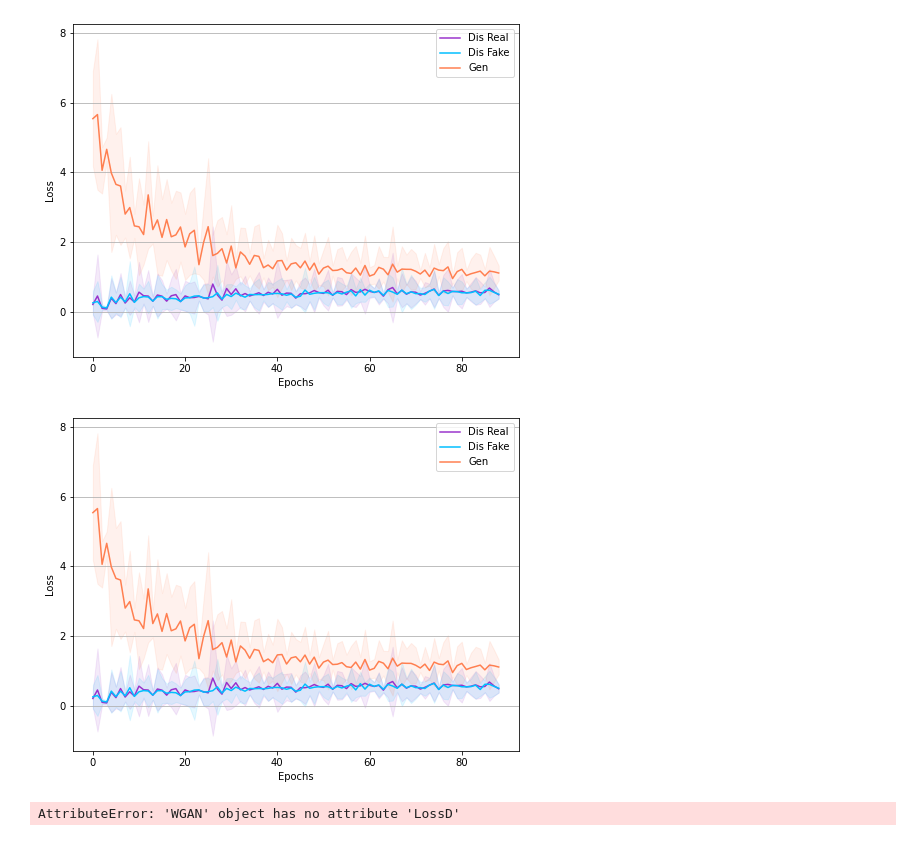
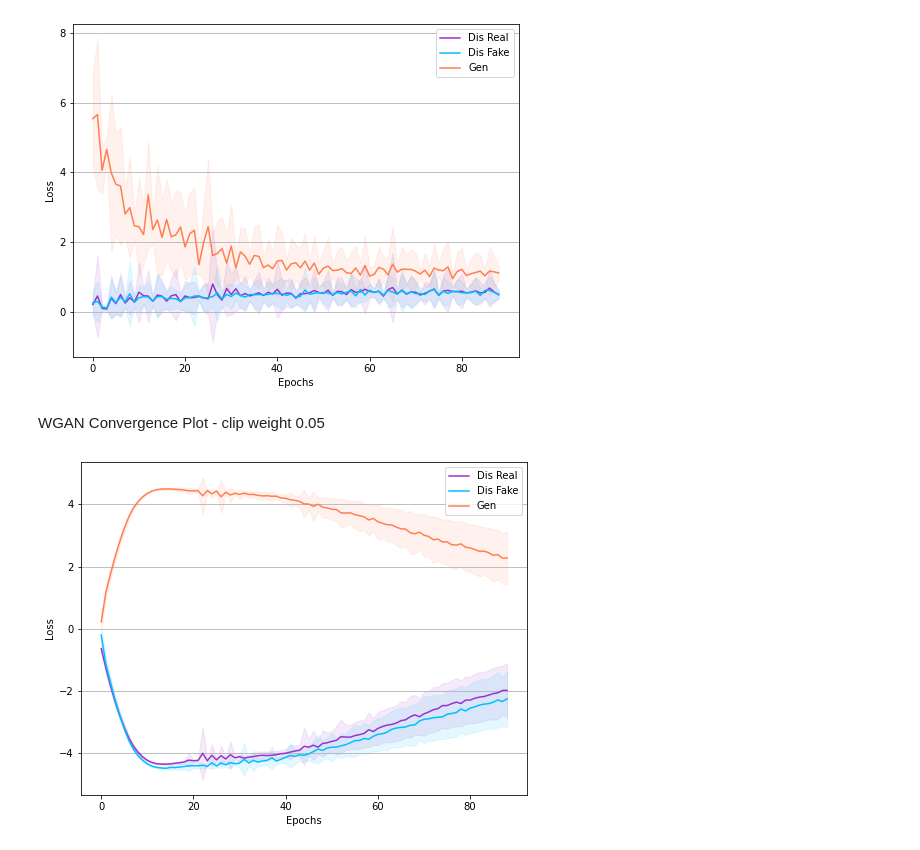
Before and after one commit to InfestedCoder/JHU_705_606_Intro_to_Gen_AI, a Jupyter notebook: modules/module 4/Ginn-Assign4.ipynb, the cells around one changed output. Drawn from its saved outputs; the diff is of its cells as text; code cells hidden in the pictures.

Commit message:
Update to WGAN convergence plot

```diff
--- a/modules/module 4/Ginn-Assign4.ipynb
+++ b/modules/module 4/Ginn-Assign4.ipynb
@@ -523,0 +512,5 @@ Wall time: 1h 51min 25s
+# %%
+%%time
+
+wgan = WGAN(epochs=EPOCHS, eta=5e-5, batch_size=BATCH_SIZE, info=True, savemodel=True, n_critic=5, clip_weight=0.1)
+wgan.fit(Dloader_gan)
@@ -608,20 +624,9 @@ def plot_error(_lsDreal, _lsDfake, _lsG):
 plot_error(gan.LossDReal, gan.LossDFake, gan.LossG)
 # %% [output]
 [figure]
+# %% [markdown]
+WGAN Convergence Plot - clip weight 0.05
 # %%
-def plot_wgan(lossD, lossG):
-    yD = np.array([t[0] for t in lossD])
-    yG = np.array([t[0] for t in lossG])
-    plt.plot(yD, label="WGAN Critic Loss")
-    plt.plot(yG, label="WGAN Generator Loss")
-    plt.xlabel("Epoch")
-    plt.ylabel("Loss")
-    plt.grid(True)
-    plt.legend()
-    plt.show()
-
-plot_error(gan.LossDReal, gan.LossDFake, gan.LossG)
-plot_wgan(wgan.LossD, wgan.LossG)
+plot_error(wgan.LossDReal, wgan.LossDFake, wgan.LossG)
 # %% [output]
-[figure, old version]
+[figure, new version]
-AttributeError: 'WGAN' object has no attribute 'LossD'
```
Also changed, not shown: parts of 17 cells of this notebook, 1 other file.
